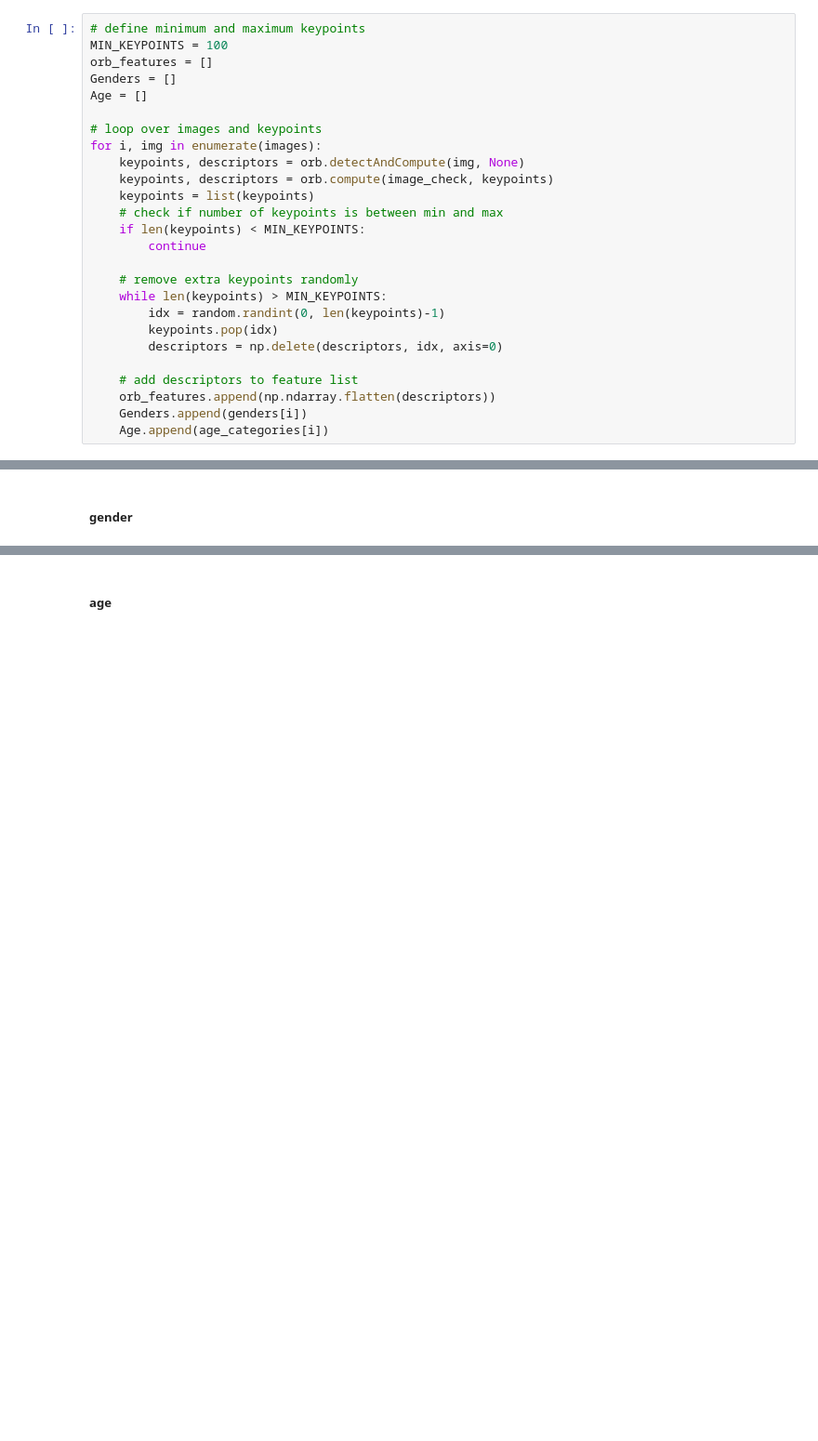
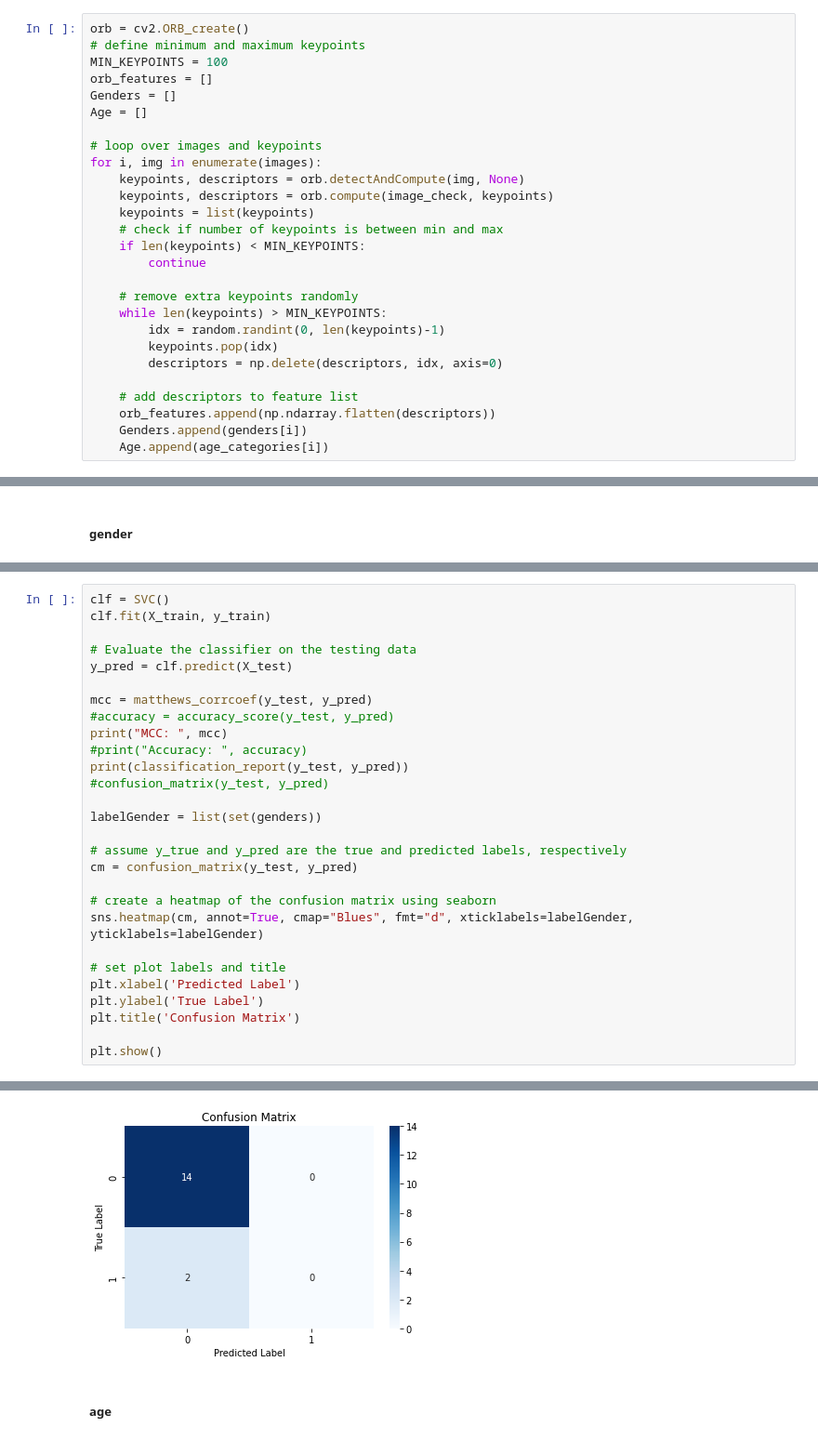
Before and after one commit to ASobreira/Advanced-Machine-Learning, a Jupyter notebook: Project/Project/svm_cnn.ipynb, the cells around one changed output, grey strips where cells are left out. Shown at 93% size. Saved outputs shown, nothing was run; the diff lists cells and outputs as text; blank space fills up the shorter version.

Commit message:
full functioning code for svm and cnn (gender and age). ORB FOR CNN Not working

```diff
--- a/Project/Project/svm_cnn.ipynb
+++ b/Project/Project/svm_cnn.ipynb
@@ -788,6 +884,7 @@ image[0].shape
 # %% [output]
 (200, 3)
 # %%
+orb = cv2.ORB_create()
 # define minimum and maximum keypoints
 MIN_KEYPOINTS = 100
 orb_features = []
@@ -864,0 +955,29 @@ Accuracy: 0.5616438356164384
+# %%
+clf = SVC()
+clf.fit(X_train, y_train)
+
+# Evaluate the classifier on the testing data
+y_pred = clf.predict(X_test)
+
+mcc = matthews_corrcoef(y_test, y_pred)
+#accuracy = accuracy_score(y_test, y_pred)
+print("MCC: ", mcc)
+#print("Accuracy: ", accuracy)
+print(classification_report(y_test, y_pred))
+#confusion_matrix(y_test, y_pred)
+
+labelGender = list(set(genders))
+
+# assume y_true and y_pred are the true and predicted labels, respectively
+cm = confusion_matrix(y_test, y_pred)
+
+# create a heatmap of the confusion matrix using seaborn
+sns.heatmap(cm, annot=True, cmap="Blues", fmt="d", xticklabels=labelGender, yticklabels=labelGender)
+
+# set plot labels and title
+plt.xlabel('Predicted Label')
+plt.ylabel('True Label')
+plt.title('Confusion Matrix')
+
+plt.show()
+# %% [output]
@@ -865,3 +993,4 @@ Accuracy: 0.5616438356164384
+[figure, added]
 # %% [markdown]
 ##### age
 # %%
```
Also changed, not shown: parts of 93 cells of this notebook.
